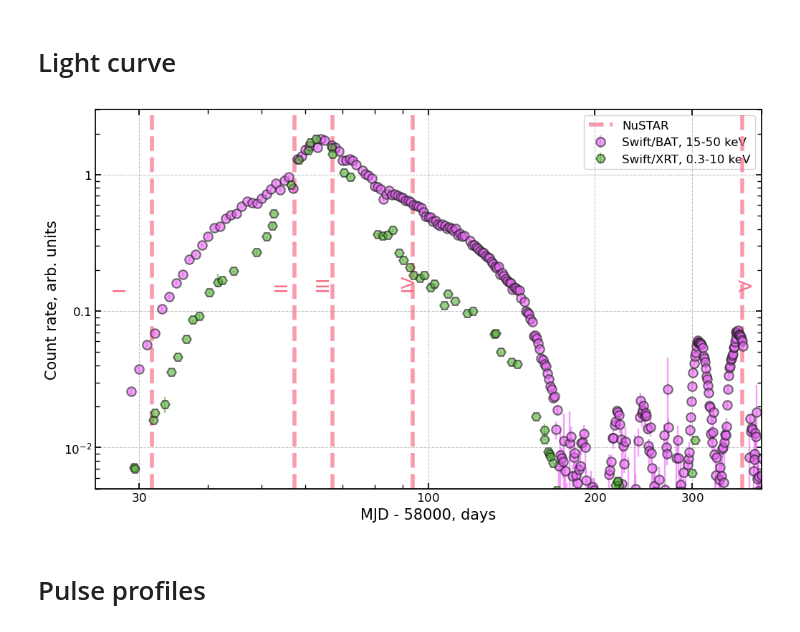
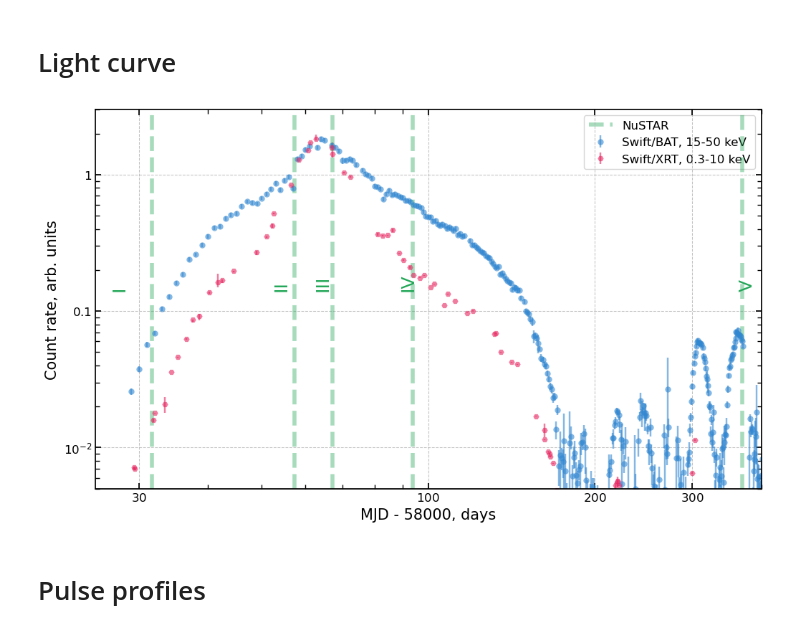
Before and after one commit to SergeiDBykov/nustar_sj0243, a Jupyter notebook: results/0_light_curve.ipynb, the cells around one changed output. Saved outputs shown, nothing was run; the diff lists cells and outputs as text; code cells hidden in the pictures.

Commit message:
updated color palette

```diff
--- a/results/0_light_curve.ipynb
+++ b/results/0_light_curve.ipynb
@@ -31,40 +31,40 @@ xrt_error = xrt_error*factor
 
 fig, ax = plt.subplots(figsize=[12, 7])  # type: ignore
 ax.errorbar(bat_mjd-MJD_REF, bat_rate, bat_error,
-            label="Swift/BAT, 15-50 keV", color="C5", fmt = 'o', ms = 9, alpha = 0.6)
+            label="Swift/BAT, 15-50 keV", color="C0", fmt = 'o', ms = 6, alpha = 0.6)
 
 ax.errorbar(xrt_mjd-MJD_REF, xrt_rate, xrt_error,
-            label="Swift/XRT, 0.3-10 keV", color="C2", fmt = 'H', ms = 9, alpha = 0.6)
+            label="Swift/XRT, 0.3-10 keV", color="C1", fmt = 'H', ms = 6, alpha = 0.6)
 
 
 for ii, ObsID in enumerate(ObsList_bright):
     mjd = mjd_val[ObsID]-MJD_REF
     ax.axvline(
         mjd,
         label = None if ii!=0 else 'NuSTAR',
-        color = 'C0',
+        color = 'C2',
         lw=4,
         ls='--',
-        alpha = 0.7,
+        alpha = 0.4,
     )
-    ax.annotate(ObsAlias[ObsID].split()[0], (mjd-5, 0.15), color = 'C0', fontsize = 18, rotation = 90)
+    ax.annotate(ObsAlias[ObsID].split()[0], (mjd-5, 0.15), color = 'C2', fontsize = 18, rotation = 90)
 
 ax.set_xlim(25, 400)
 ax.set_ylim(5e-3, 3)
 ax.set_xlabel(f"MJD - {MJD_REF}, days")
 ax.set_ylabel("Count rate, arb. units")
 ax.set_yscale("log")
 ax.set_xscale("log")
 ax.set_xticks([30,100,200, 300])
 ax.get_xaxis().set_major_formatter(matplotlib.ticker.ScalarFormatter())
 l = ax.legend()
 l.set_zorder(-1)
 
 plt.show()
 fig.tight_layout()
 fig.savefig(plot_path+ 'lightcurve.pdf')
 # %% [output]
-[figure, old version]
+[figure, new version]
 # %% [markdown]
 # Pulse profiles
 # %%
```
Also changed, not shown: parts of 2 cells of this notebook, 21 other files.
